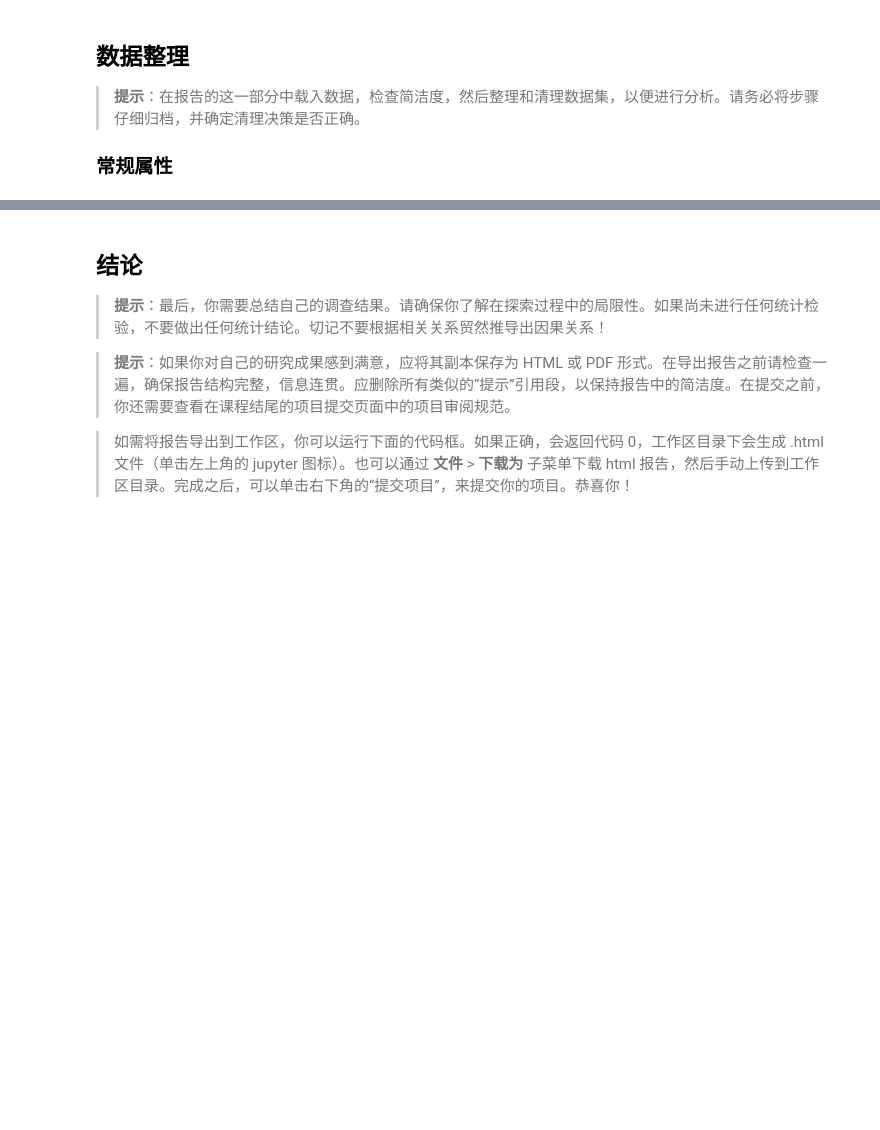
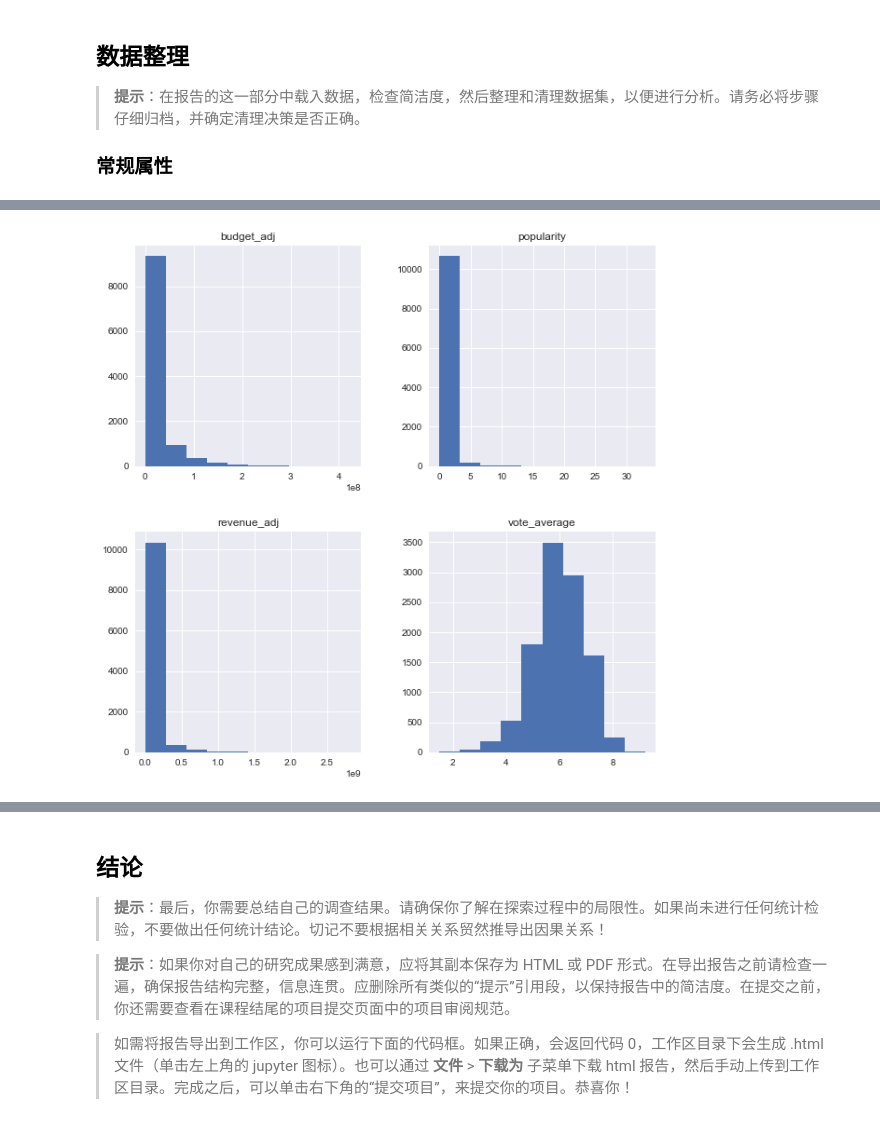
Before and after one commit to mengfanchun2017/_archive_dand, a Jupyter notebook: Project3/p3handover-tmdb/Investigate_a_Dataset-tmdb-lm.ipynb, the cells around one changed output, grey strips where cells are left out. Saved outputs shown, nothing was run; the diff lists cells and outputs as text; code cells hidden in the pictures; blank space fills up the shorter version.

```diff
--- a/Project3/p3handover-tmdb/Investigate_a_Dataset-tmdb-lm.ipynb
+++ b/Project3/p3handover-tmdb/Investigate_a_Dataset-tmdb-lm.ipynb
@@ -118,0 +222,5 @@ dtype: int64
+# %%
+# 那么我们回来看下个个参数的分布
+dfsm.hist(figsize=(10,10));
+# %% [output]
+[figure, added]
```
Also changed, not shown: parts of 47 cells of this notebook, 1 other file.
